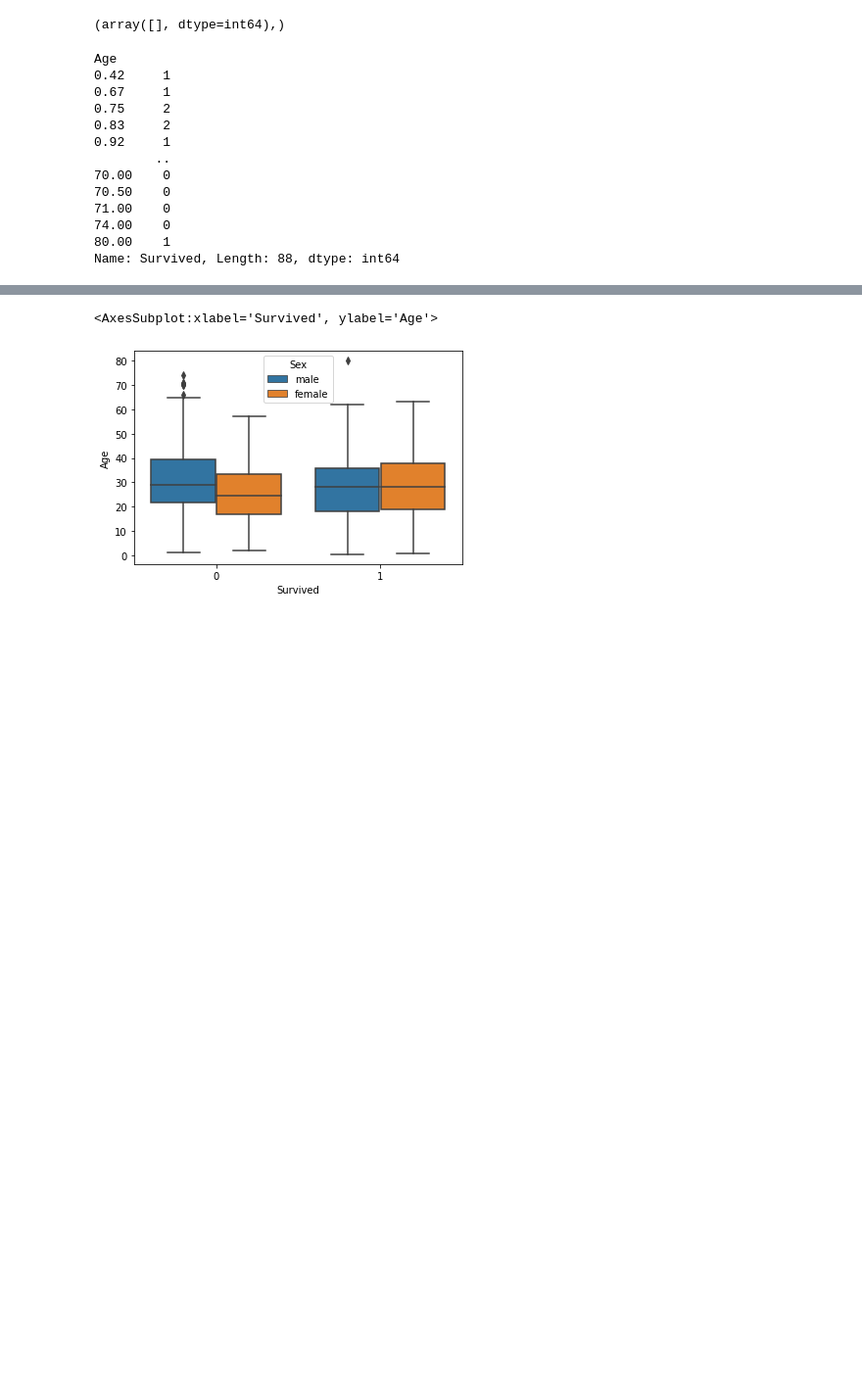
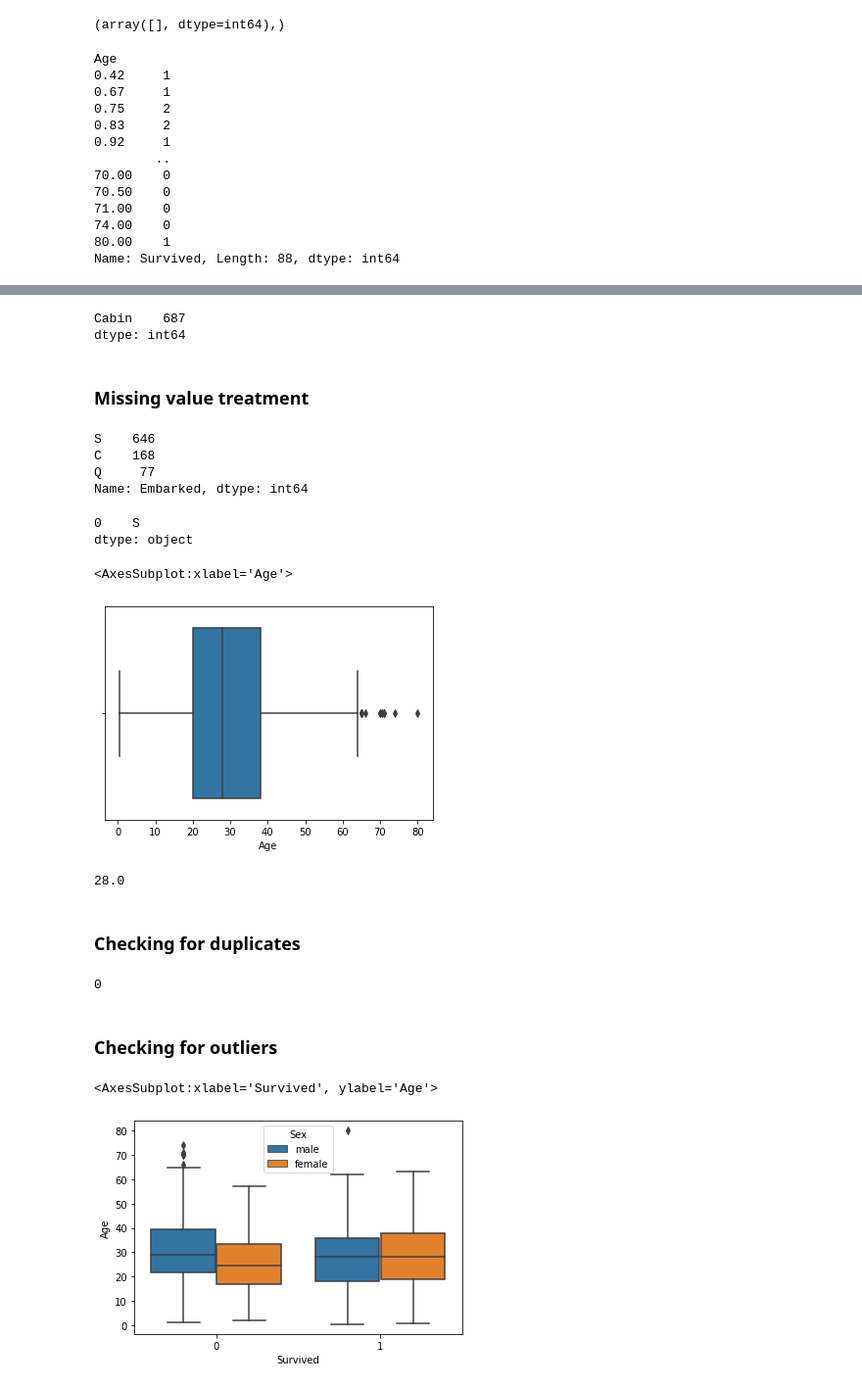
Before and after one commit to Nikhilreddy1/Titanic-passengers-survival-prediction, a Jupyter notebook: Titanic.ipynb, the cells around one changed output, grey strips where cells are left out. Shown at 98% size. Cells and saved outputs as stored; diff of their text form; code cells hidden in the pictures; blank space fills up the shorter version.

Commit message:
Add files via upload
Missing value treatment
Convert categorical variables to numerical variables

```diff
--- a/Titanic.ipynb
+++ b/Titanic.ipynb
@@ -166,0 +168,30 @@ dtype: int64
+# %%
+df.isnull().sum()[df.isnull().sum()>0]
+# %% [output]
+Cabin    687
+dtype: int64
+# %% [markdown]
+### Missing value treatment
+# %%
+df['Embarked'].value_counts()
+# %% [output]
+S    646
+C    168
+Q     77
+Name: Embarked, dtype: int64
+# %%
+df['Embarked'].mode()
+# %% [output]
+0    S
+dtype: object
+# %%
+df['Embarked'].replace(np.nan,df['Embarked'].mode().values[0],inplace=True)
+# %%
+sns.boxplot(df['Age'])
+# %% [output]
+<AxesSubplot:xlabel='Age'>
+[figure, added]
+# %%
+df['Age'].median()
+# %% [output]
+28.0
@@ -167,3 +200,11 @@ dtype: int64
+# %% [markdown]
+### Checking for duplicates
+# %%
+df.duplicated().sum()
+# %% [output]
+0
+# %% [markdown]
+### Checking for outliers
 # %%
 sns.boxplot(y=df['Age'],x=df['Survived'],hue=df['Sex'])
 # %% [output]
```
Also changed, not shown: parts of 24 cells of this notebook.
